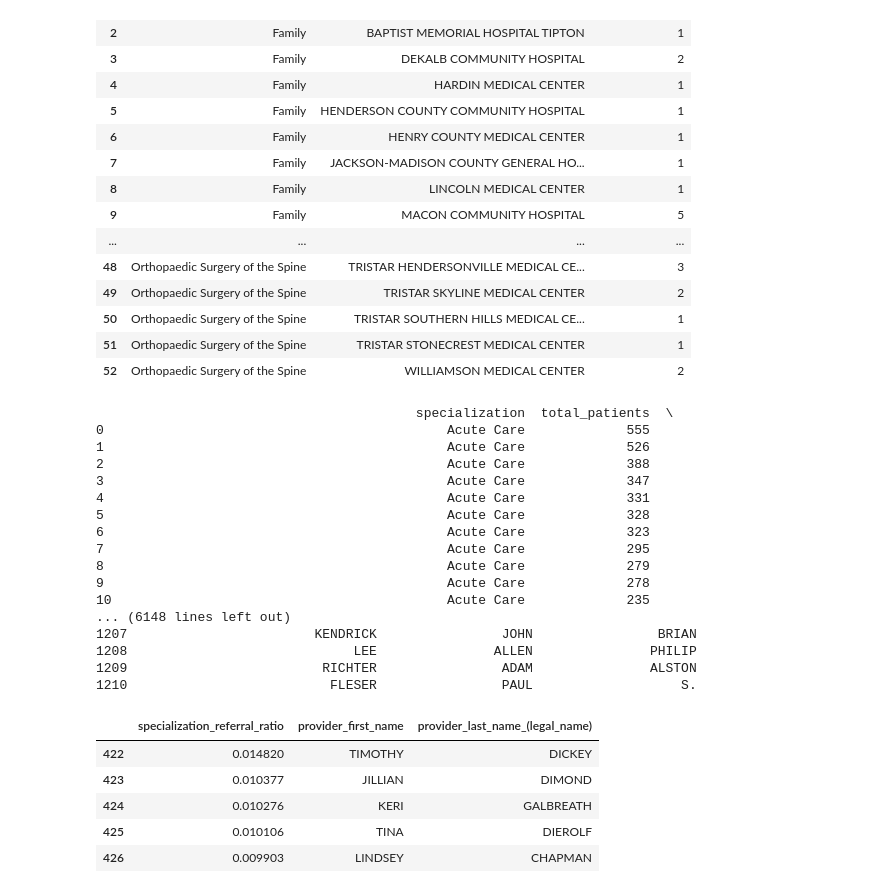
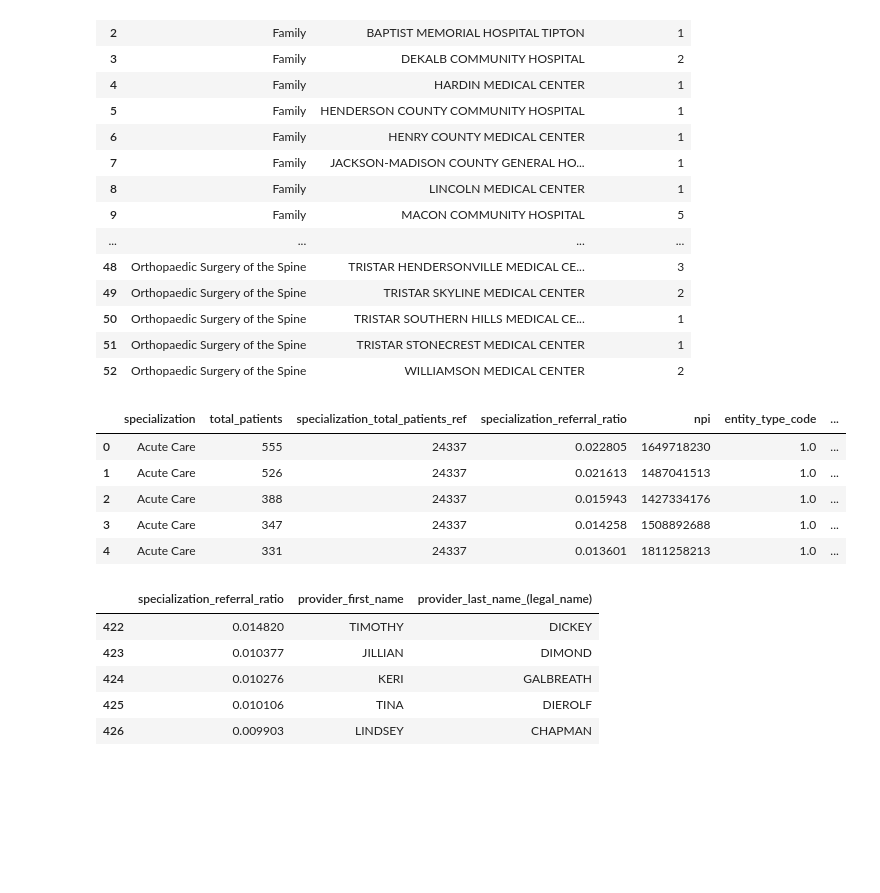
Before and after one commit to tomoumer/hop_team-the-hindenburgs, a Jupyter notebook: Recs_for_Vandy2.ipynb, the cells around one changed output. Saved outputs shown, nothing was run; the diff lists cells and outputs as text; code cells hidden in the pictures; blank space fills up the shorter version.

```diff
--- a/Recs_for_Vandy2.ipynb
+++ b/Recs_for_Vandy2.ipynb
@@ -295,51 +275,40 @@ WITH specialization AS (
     INNER JOIN taxonomy as t
     ON n1.primary_taxonomy = t.code
     GROUP BY t.specialization
 ),
 
 Vandy_providers AS (
     SELECT DISTINCT h.from_npi
     FROM hop_major_TN_hospitals AS h
     WHERE h.to_npi IN ({Vanderbilt_npi}))
 
 SELECT t. specialization, SUM(patient_count) AS total_patients,
        s.total_patients AS specialization_total_patients_ref,
        SUM(h.patient_count)*1.0/s.total_patients AS specialization_referral_ratio,
        n.*
 FROM hop_major_TN_hospitals AS h
 JOIN nppes AS n
 ON n.npi = h.from_npi
 JOIN taxonomy AS t
 ON t.code = n.primary_taxonomy
 INNER JOIN specialization AS s
 ON s.specialization = t.specialization
 WHERE h.from_npi NOT IN (SELECT * FROM Vandy_providers)
 GROUP BY h.from_npi
 ORDER BY t.specialization, total_patients DESC ;
 '''
 
 
 with sqlite3.connect('Hop_Teaming_2018.sqlite') as db:
     None_Vandy_byspecialization_sqlite = pd.read_sql(query, db)
-None_Vandy_byspecialization_sqlite
+None_Vandy_byspecialization_sqlite.head()
 # %% [output]
-                                         specialization  total_patients  \
-0                                            Acute Care             555
-1                                            Acute Care             526
-2                                            Acute Care             388
-3                                            Acute Care             347
-4                                            Acute Care             331
-5                                            Acute Care             328
-6                                            Acute Care             323
-7                                            Acute Care             295
-8                                            Acute Care             279
-9                                            Acute Care             278
-10                                           Acute Care             235
-... (6148 lines left out)
-1207                        KENDRICK                JOHN                BRIAN
-1208                             LEE               ALLEN               PHILIP
-1209                         RICHTER                ADAM               ALSTON
-1210                          FLESER                PAUL                   S.
+|  | specialization | total_patients | specialization_total_patients_ref | specialization_referral_ratio | npi | entity_type_code | ... |
+| 0 | Acute Care | 555 | 24337 | 0.022805 | 1649718230 | 1.0 | ... |
+| 1 | Acute Care | 526 | 24337 | 0.021613 | 1487041513 | 1.0 | ... |
+| 2 | Acute Care | 388 | 24337 | 0.015943 | 1427334176 | 1.0 | ... |
+| 3 | Acute Care | 347 | 24337 | 0.014258 | 1508892688 | 1.0 | ... |
+| 4 | Acute Care | 331 | 24337 | 0.013601 | 1811258213 | 1.0 | ... |
 # %%
 None_Vandy_byspecialization_sqlite[None_Vandy_byspecialization_sqlite['specialization'] == 'Family'][['specialization_referral_ratio','provider_first_name','provider_last_name_(legal_name)']].head()
 # %% [output]
```
Also changed, not shown: parts of 4 cells of this notebook.
